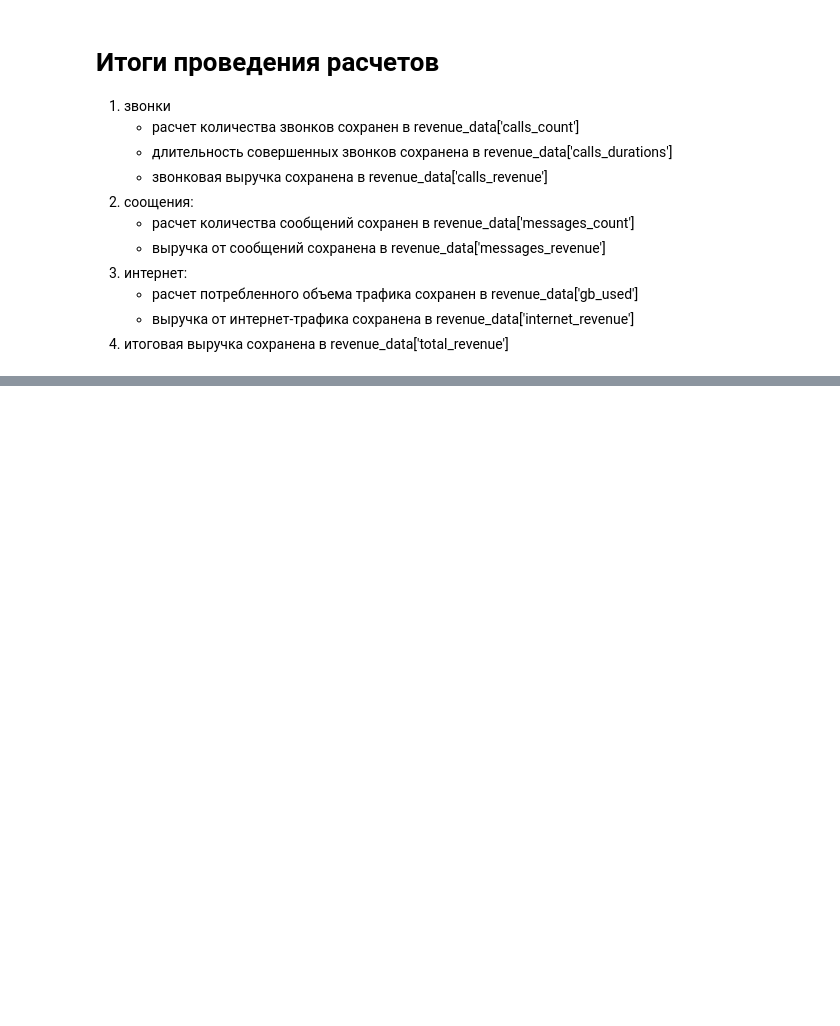
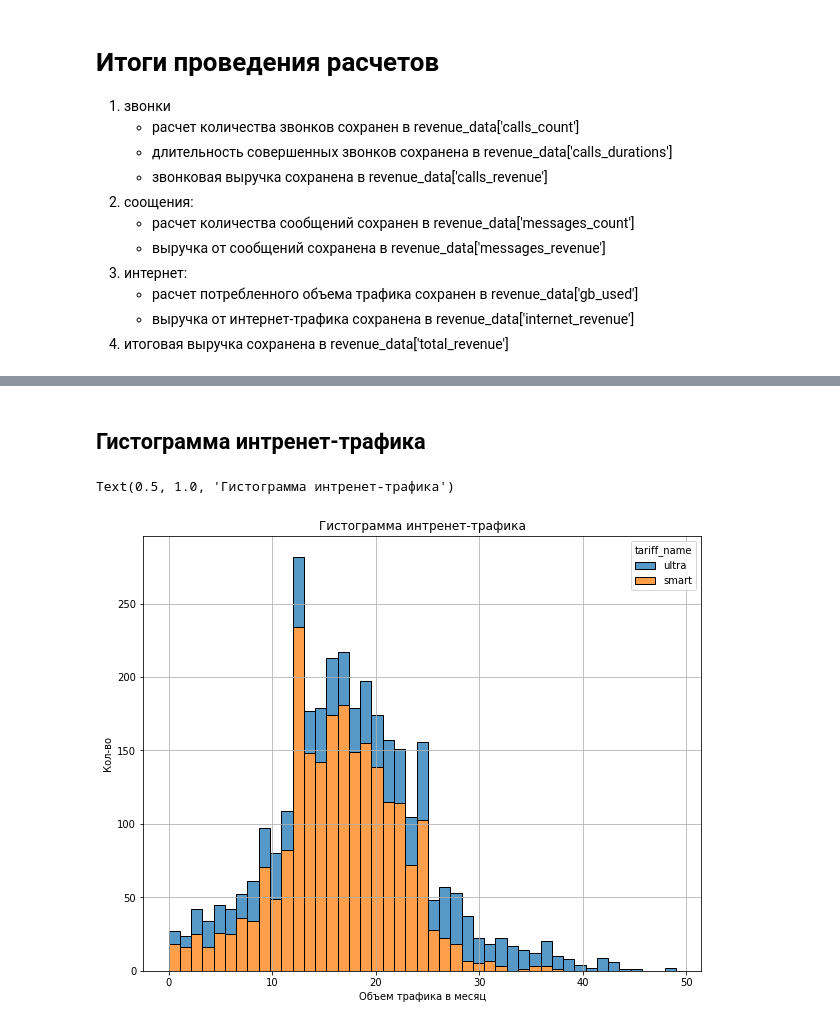
Before and after one commit to parabatareek/DataAnalyst, a Jupyter notebook: Projects/Project 5 - Определение перспективного тарифа для телеком-компании/Project 5 - Определение перспективного тарифа для телеком-компании.ipynb, the cells around one changed output, grey strips where cells are left out. Cells and saved outputs as stored; diff of their text form; code cells hidden in the pictures; blank space fills up the shorter version.

```diff
--- a/Projects/Project 5 - Определение перспективного тарифа для телеком-компании/Project 5 - Определение перспективного тарифа для телеком-компании.ipynb
+++ b/Projects/Project 5 - Определение перспективного тарифа для телеком-компании/Project 5 - Определение перспективного тарифа для телеком-компании.ipynb
@@ -664,0 +730,18 @@ revenue_data[['total_revenue', 'internet_revenue', 'calls_revenue', 'messages_re
+# %% [markdown]
+<a id='analyze_internet_hist'></a>
+## Гистограмма интренет-трафика ##
+# %%
+fig, ax = plt.subplots(figsize=(10,8))
+sns.histplot(data=revenue_data,
+             x='gb_used',
+             hue='tariff_name',
+             ax=ax,
+             multiple='stack',
+             kde=True)
+plt.grid()
+plt.xlabel('Объем трафика в месяц')
+plt.ylabel('Кол-во')
+plt.title('Гистограмма интренет-трафика')
+# %% [output]
+Text(0.5, 1.0, 'Гистограмма интренет-трафика')
+[figure, added]
```
Also changed, not shown: parts of 15 cells of this notebook.
